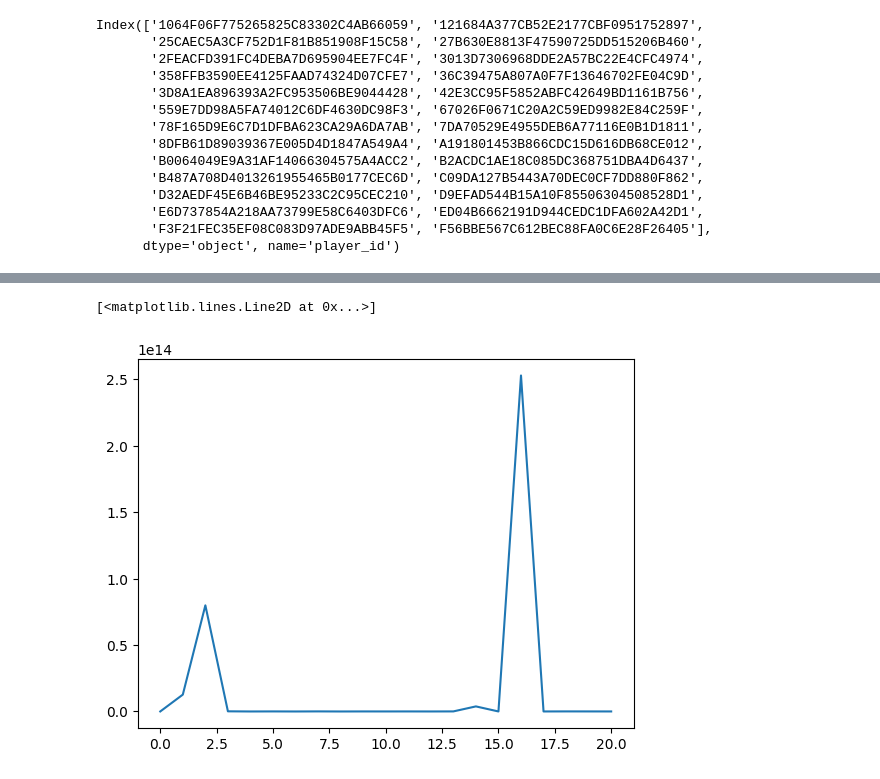
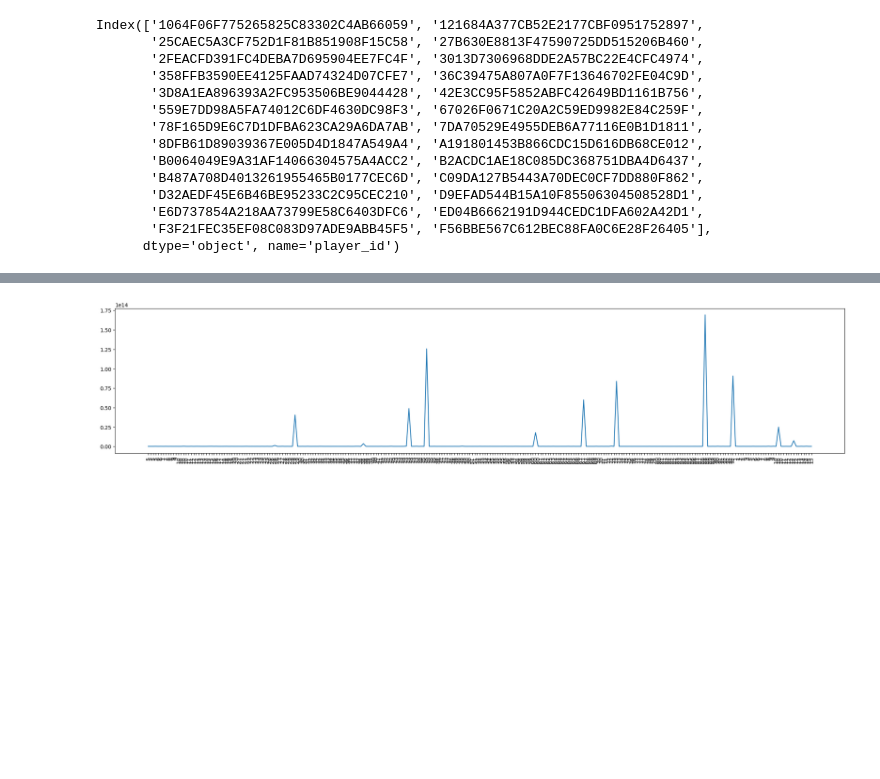
Before and after one commit to denis-james/Game-Data-Churn-Analysis, a Jupyter notebook: Analysis.ipynb, the cells around one changed output, grey strips where cells are left out. Saved outputs shown, nothing was run; the diff lists cells and outputs as text; code cells hidden in the pictures; blank space fills up the shorter version.

Commit message:
Inter_event_timediff Analysis

```diff
--- a/Analysis.ipynb
+++ b/Analysis.ipynb
@@ -53,3 +37,5 @@ MasterDataset
+# %%
+MasterDataset['Inter_event_timediff']=MasterDataset.groupby('player_id')['event_datetime'].diff()
 # %%
 MasterDataset.to_csv('MasterDataset.csv')
 # %%
@@ -134,6 +124,9 @@ TimedeltaIndex([                     NaT, '0 days 00:00:32.622000',
-# %%
-import matplotlib.pyplot as plt
-plt.plot(Event_Timestamps_nonmon.diff()[1:])
-# %% [output]
-[<matplotlib.lines.Line2D at 0x...>]
-[figure, removed]
+# %%
+OneUser=NonMonotonicPhaseProgression.loc[idx[Users_NonMonotonicPhaseProgression[4],:],:]
+# OneUser[['Inter_event_timediff','Phase']].reset_index(drop=True)
+ValuesToPlot=OneUser[['Inter_event_timediff','Phase']][6:].reset_index(drop=True)
+plt.figure(figsize=(25,5))
+plt.plot(ValuesToPlot.index,ValuesToPlot['Inter_event_timediff']);
+plt.xticks(ValuesToPlot.index,ValuesToPlot['Phase'],rotation=90);
+# %% [output]
+[figure, added]
```
Also changed, not shown: parts of 10 cells of this notebook, 1 other file.
